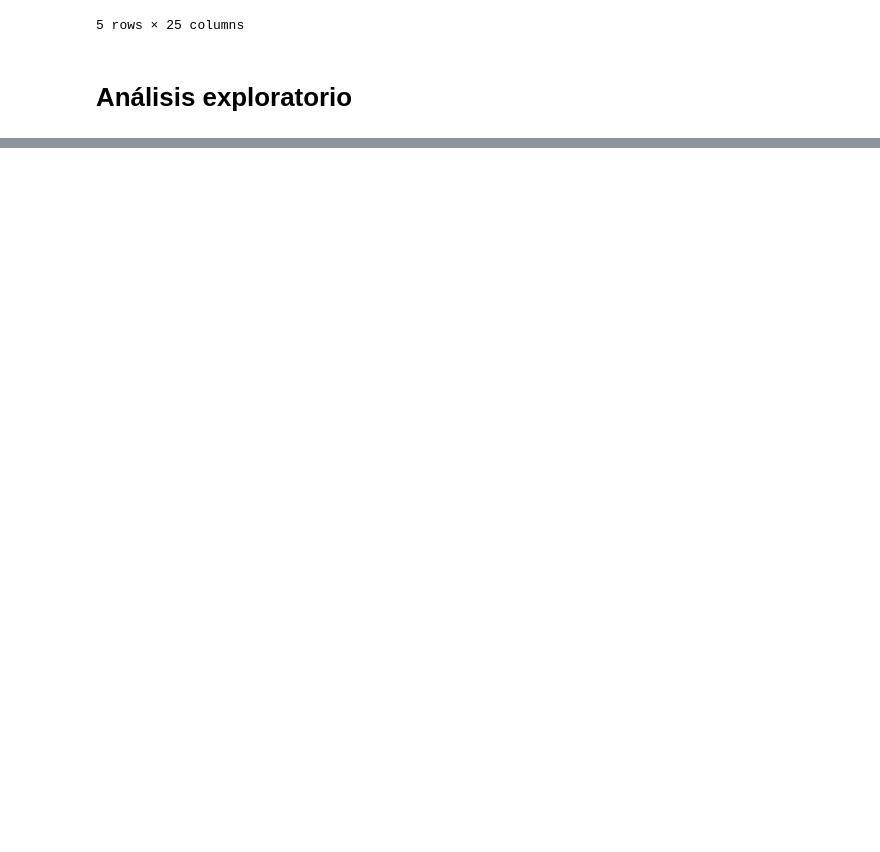
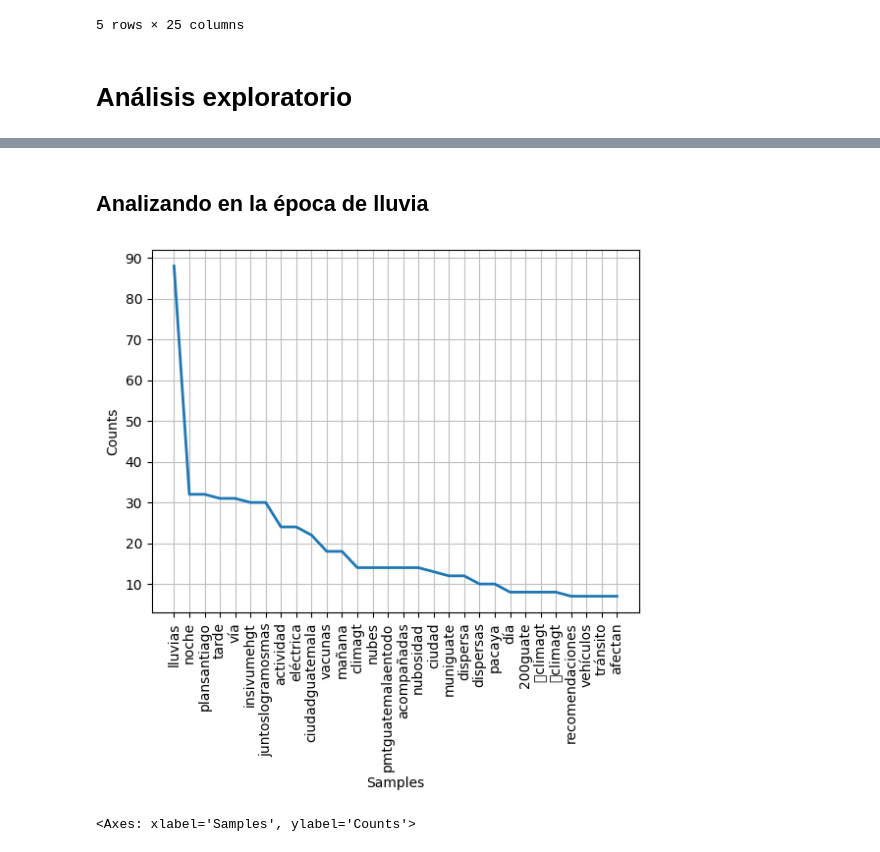
Before and after one commit to guillermoSb/datascience_laboratorio6, a Jupyter notebook: Problema1.ipynb, the cells around one changed output, grey strips where cells are left out. Drawn from its saved outputs; the diff is of its cells as text; code cells hidden in the pictures; blank space fills up the shorter version.

Commit message:
Nube de lluvia

```diff
--- a/Problema1.ipynb
+++ b/Problema1.ipynb
@@ -660,0 +674,10 @@ df.head()
+# %% [markdown]
+## Analizando en la época de lluvia
+# %%
+tweets_with_lluvia = spanish_df[spanish_df['rawContent'].str.contains('lluvias', case=False)]
+tweet_words = [w for sentence in tweets_with_lluvia['rawContent'] for w in sentence.split()]
+nlp_words=nltk.FreqDist(tweet_words)
+nlp_words.plot(30)
+# %% [output]
+[figure, added]
+<Axes: xlabel='Samples', ylabel='Counts'>
```
Also changed, not shown: parts of 9 cells of this notebook.
